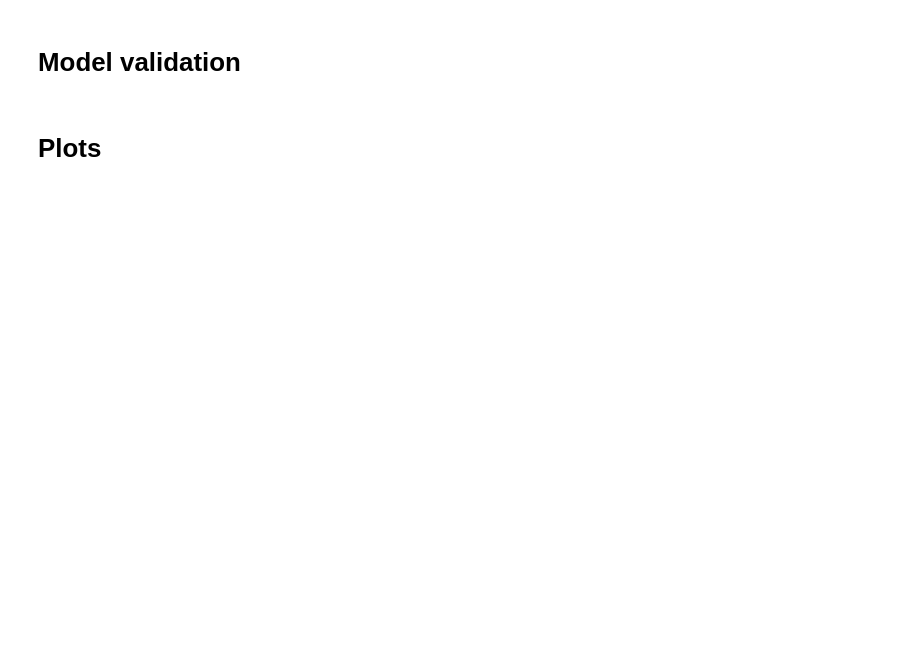
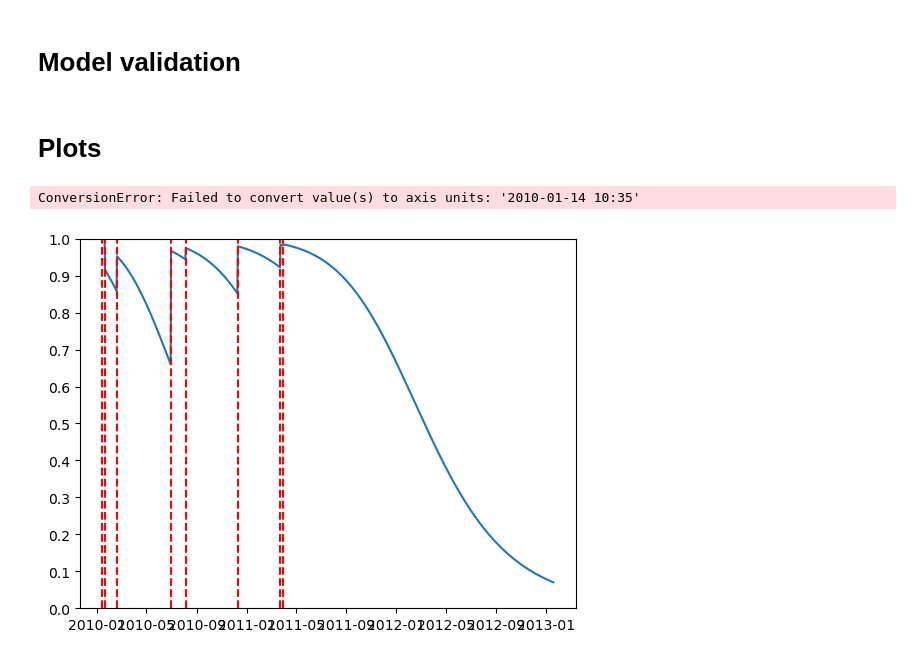
Before and after one commit to konkinit/ltv_analysis, a Jupyter notebook: notebooks/draft.ipynb, the cells around one changed output. Drawn from its saved outputs; the diff is of its cells as text; code cells hidden in the pictures; blank space fills up the shorter version.

```diff
--- a/notebooks/draft.ipynb
+++ b/notebooks/draft.ipynb
@@ -71,14 +128,18 @@ bgf_cal.fit_validation()
 # %% [markdown]
 # Plots
 # %%
-customer_id = 13140.0
-days_since_birth = 365
+customer_id = 14256.0
+days_since_birth = 1100
 sp_trans = df_transaction.loc[df_transaction[RawFeatures.CUSTOMER_ID] == customer_id]
 plot_history_alive(
     bgf,
     days_since_birth,
     sp_trans,
     RawFeatures.TRANSACTION_DATE
 )
+plt.show()
+# %% [output]
+ConversionError: Failed to convert value(s) to axis units: '2010-01-14 10:35'
+[figure, added]
 # %%
 help(plot_history_alive)
```
Also changed, not shown: parts of 8 cells of this notebook, 1 other file.
